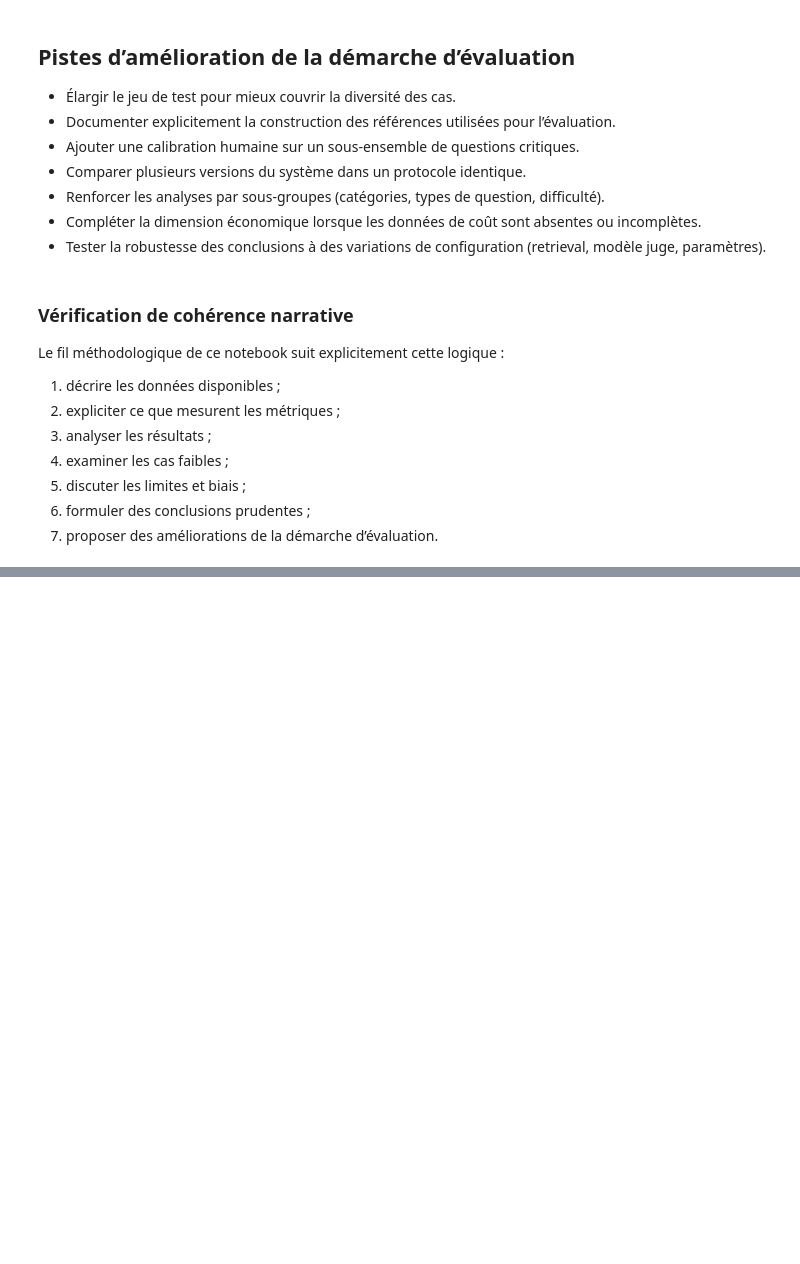
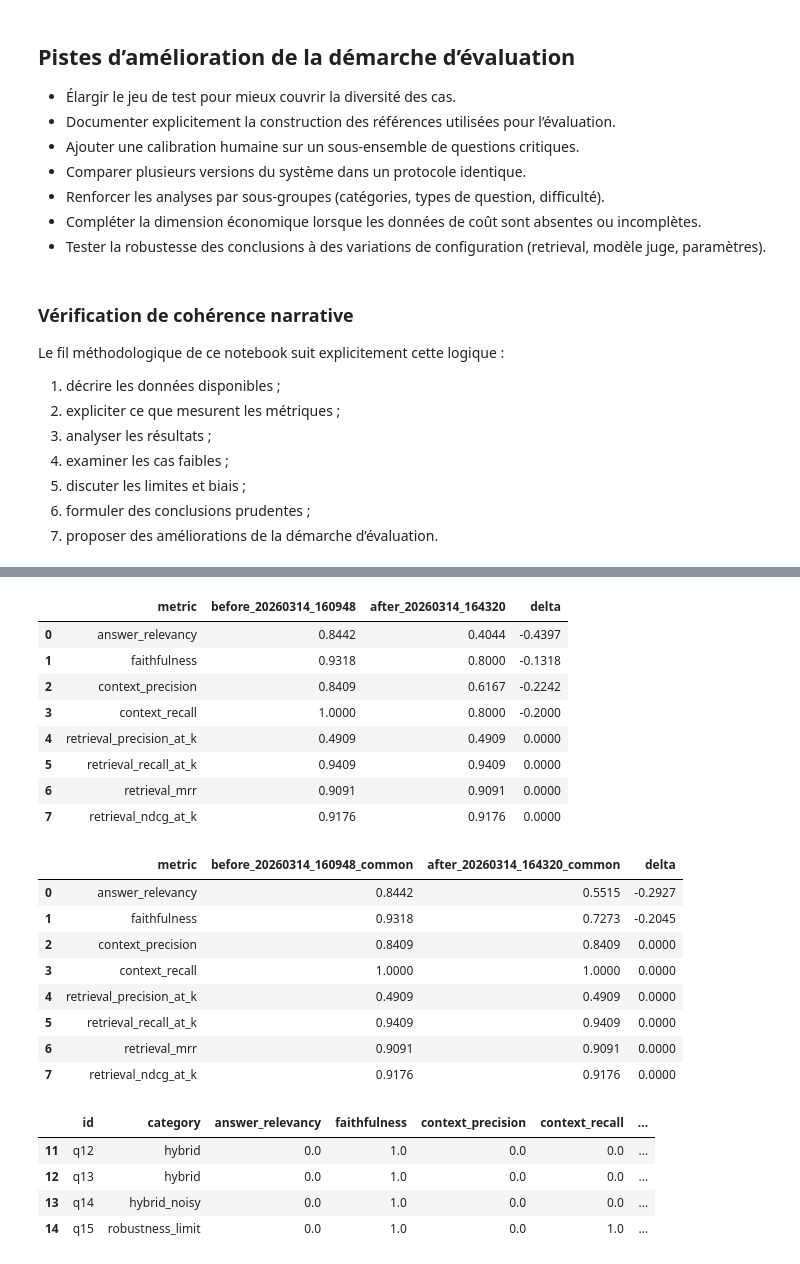
Before and after one commit to stephmnt/eval_RAGAS, a Jupyter notebook: notes_perso.ipynb, the cells around one changed output, grey strips where cells are left out. Cells and saved outputs as stored; diff of their text form; code cells hidden in the pictures; blank space fills up the shorter version.

```diff
--- a/notes_perso.ipynb
+++ b/notes_perso.ipynb
@@ -698,0 +831,71 @@ Le fil méthodologique de ce notebook suit explicitement cette logique :
+# %%
+core_metrics = ['answer_relevancy', 'faithfulness', 'context_precision', 'context_recall']
+retrieval_metrics = ['retrieval_precision_at_k', 'retrieval_recall_at_k', 'retrieval_mrr', 'retrieval_ndcg_at_k']
+
+for metric in core_metrics + retrieval_metrics:
+    if metric not in before_df.columns:
+        before_df[metric] = np.nan
+    if metric not in after_df.columns:
+        after_df[metric] = np.nan
+
+# 1) Tableau global des moyennes (chaque run sur son périmètre propre)
+global_table = pd.DataFrame({
+    'metric': core_metrics + retrieval_metrics,
+    f'before_{before_ts}': [before_df[m].mean() for m in core_metrics + retrieval_metrics],
+    f'after_{after_ts}': [after_df[m].mean() for m in core_metrics + retrieval_metrics],
+})
+global_table['delta'] = global_table[f'after_{after_ts}'] - global_table[f'before_{before_ts}']
+
+display(global_table.round(4))
+
+# 2) Comparaison stricte sur questions communes
+common_ids = sorted(set(before_df['id']).intersection(set(after_df['id'])))
+if common_ids:
+    before_common = before_df[before_df['id'].isin(common_ids)].set_index('id')
+    after_common = after_df[after_df['id'].isin(common_ids)].set_index('id')
+
+    common_table = pd.DataFrame({
+        'metric': core_metrics + retrieval_metrics,
+        f'before_{before_ts}_common': [before_common[m].mean() for m in core_metrics + retrieval_metrics],
+        f'after_{after_ts}_common': [after_common[m].mean() for m in core_metrics + retrieval_metrics],
+    })
+    common_table['delta'] = common_table[f'after_{after_ts}_common'] - common_table[f'before_{before_ts}_common']
+
+    display(common_table.round(4))
+else:
+    common_table = pd.DataFrame()
+    print('Aucune question commune entre les runs comparés.')
+
+# 3) Focus sur les questions nouvelles (potentiel robustesse)
+new_ids = sorted(set(after_df['id']) - set(before_df['id']))
+if new_ids:
+    new_subset = after_df[after_df['id'].isin(new_ids)].copy()
+    cols = ['id', 'category'] + [m for m in core_metrics + retrieval_metrics if m in new_subset.columns]
+    display(new_subset[cols].round(4))
+else:
+    new_subset = pd.DataFrame()
+    print('Pas de nouvelles questions dans le run après.')
+# %% [output]
+|  | metric | before_20260314_160948 | after_20260314_164320 | delta |
+| 0 | answer_relevancy | 0.8442 | 0.4044 | -0.4397 |
+| 1 | faithfulness | 0.9318 | 0.8000 | -0.1318 |
+| 2 | context_precision | 0.8409 | 0.6167 | -0.2242 |
+| 3 | context_recall | 1.0000 | 0.8000 | -0.2000 |
+| 4 | retrieval_precision_at_k | 0.4909 | 0.4909 | 0.0000 |
+| 5 | retrieval_recall_at_k | 0.9409 | 0.9409 | 0.0000 |
+| 6 | retrieval_mrr | 0.9091 | 0.9091 | 0.0000 |
+| 7 | retrieval_ndcg_at_k | 0.9176 | 0.9176 | 0.0000 |
+|  | metric | before_20260314_160948_common | after_20260314_164320_common | delta |
+| 0 | answer_relevancy | 0.8442 | 0.5515 | -0.2927 |
+| 1 | faithfulness | 0.9318 | 0.7273 | -0.2045 |
+| 2 | context_precision | 0.8409 | 0.8409 | 0.0000 |
+| 3 | context_recall | 1.0000 | 1.0000 | 0.0000 |
+| 4 | retrieval_precision_at_k | 0.4909 | 0.4909 | 0.0000 |
+| 5 | retrieval_recall_at_k | 0.9409 | 0.9409 | 0.0000 |
+| 6 | retrieval_mrr | 0.9091 | 0.9091 | 0.0000 |
+| 7 | retrieval_ndcg_at_k | 0.9176 | 0.9176 | 0.0000 |
+|  | id | category | answer_relevancy | faithfulness | context_precision | context_recall | ... |
+| 11 | q12 | hybrid | 0.0 | 1.0 | 0.0 | 0.0 | ... |
+| 12 | q13 | hybrid | 0.0 | 1.0 | 0.0 | 0.0 | ... |
+| 13 | q14 | hybrid_noisy | 0.0 | 1.0 | 0.0 | 0.0 | ... |
+| 14 | q15 | robustness_limit | 0.0 | 1.0 | 0.0 | 1.0 | ... |
```
Also changed, not shown: parts of 19 cells of this notebook, 5 other files.
